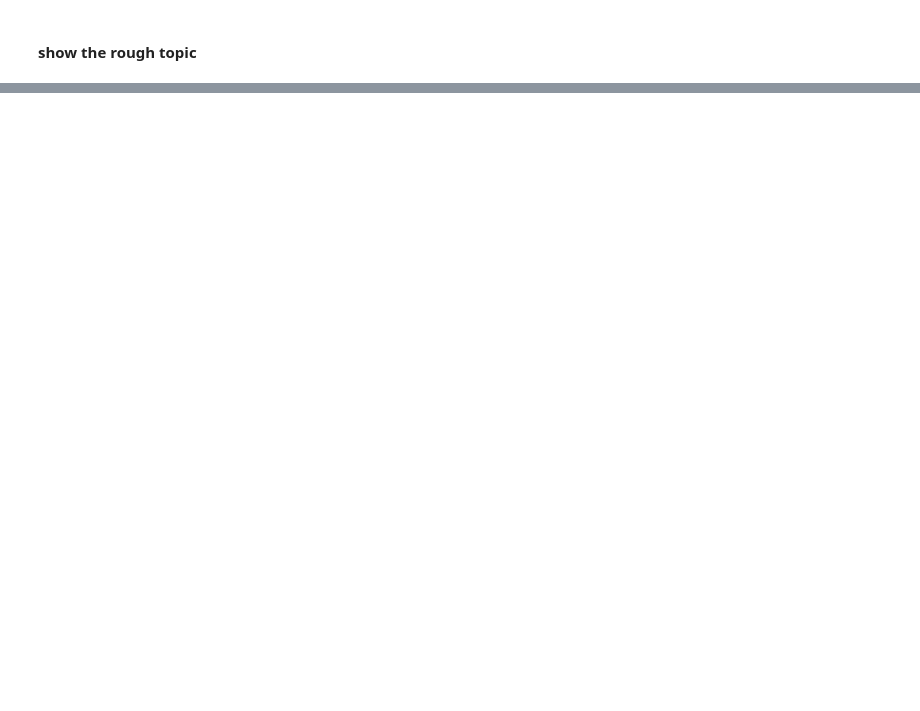
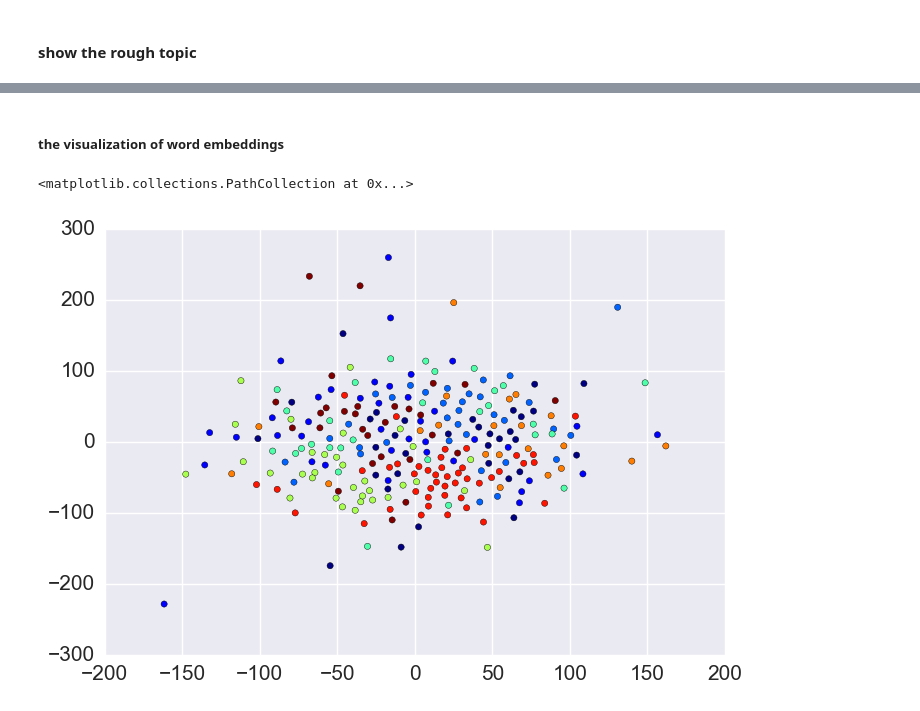
Before and after one commit to miission/TFProj, a Jupyter notebook: Natural language process/Topic Model.ipynb, the cells around one changed output, grey strips where cells are left out. Drawn from its saved outputs; the diff is of its cells as text; code cells hidden in the pictures; blank space fills up the shorter version.

```diff
--- a/Natural language process/Topic Model.ipynb
+++ b/Natural language process/Topic Model.ipynb
@@ -270,0 +276,6 @@ pd.DataFrame(outDF).T.head(12)
+# %%
+tokenMat_KM = KMeans(n_clusters=HP_topicNums, random_state=0).fit(tokenMat.T)
+documMat_KM = KMeans(n_clusters=HP_topicNums, random_state=0).fit(documMat)
+# %%
+tokenMat_Label = tokenMat_KM.labels_
+documMat_Label = documMat_KM.labels_
@@ -270,0 +284,10 @@ pd.DataFrame(outDF).T.head(12)
+# %%
+tokenMat_tsne_embed = TSNE(random_state=1).fit_transform(tokenMat.T)
+documMat_tsne_embed = TSNE(random_state=1).fit_transform(documMat)
+# %% [markdown]
+##### the visualization of word embeddings
+# %%
+plt.scatter(tokenMat_tsne_embed[:,0],tokenMat_tsne_embed[:,1],c=tokenMat_Label, cmap=plt.cm.get_cmap("jet", 10))
+# %% [output]
+<matplotlib.collections.PathCollection at 0x...>
+[figure, added]
```
Also changed, not shown: parts of 15 cells of this notebook, 1 other file.
